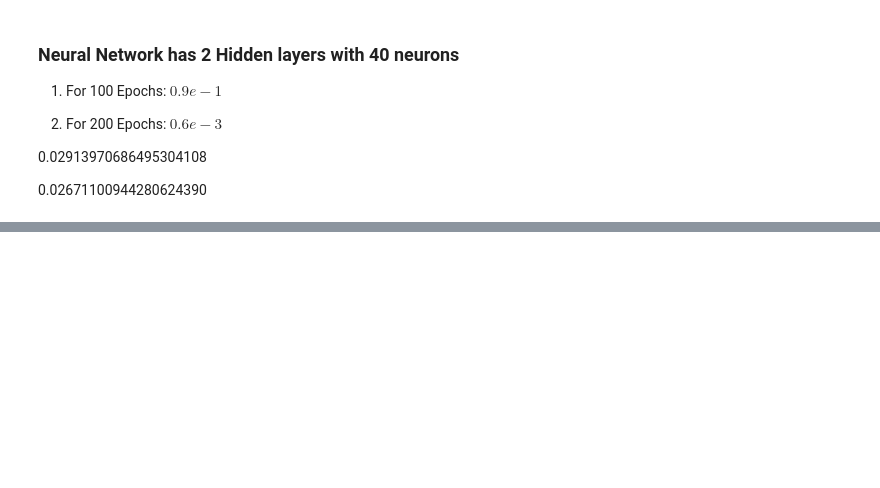
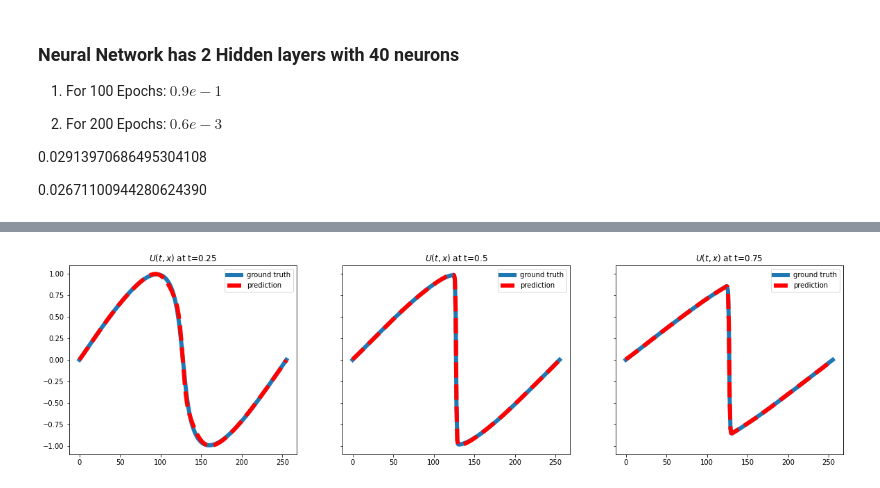
Before and after one commit to SiddeshSambasivam/Physics-Informed-Neural-Networks, a Jupyter notebook: Notebooks/Burgers' Equation PINN.ipynb, the cells around one changed output, grey strips where cells are left out. Cells and saved outputs as stored; diff of their text form; code cells hidden in the pictures; blank space fills up the shorter version.

```diff
--- a/Notebooks/Burgers' Equation PINN.ipynb
+++ b/Notebooks/Burgers' Equation PINN.ipynb
@@ -166,7 +166,7 @@ for param in model.parameters():
 <class 'torch.nn.parameter.Parameter'> torch.Size([1, 40])
 <class 'torch.nn.parameter.Parameter'> torch.Size([1])
 # %%
-EPOCHS = 10
+EPOCHS = 100
 optimizer = torch.optim.LBFGS(model.parameters())
 
 t_bar = trange(EPOCHS)
@@ -226,0 +239,18 @@ ax.plot(model(torch.tensor(test_X).float()).detach().numpy(), "r--", linewidth=2
+# %%
+fig, axs = plt.subplots(1,3, sharey=True, figsize=(20,5))
+width = 6
+
+for i,t in enumerate([0.25, 0.50, 0.75]):
+
+    axs[i].set_title(f"$U(t,x)$ at t={t}")
+    axs[i].plot(test_Y[i],  linewidth=width, label="ground truth")
+    axs[i].plot(model(torch.tensor(test_X[i]).float()).detach().numpy(), "r--", linewidth=width, label='prediction')
+    axs[i].legend(loc='upper right')
+
+#     axs[i].set_xlim(-1,1)
+#     axs[i].set_ylim(-1,1)
+
+
+fig.savefig('model_prediction.png')
+# %% [output]
+[figure, added]
```
Also changed, not shown: parts of 5 cells of this notebook, 4 other files.
